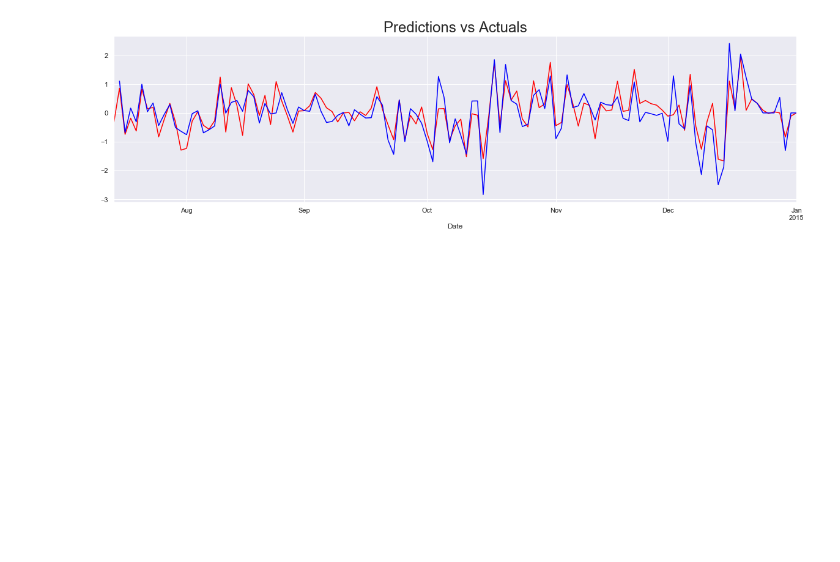
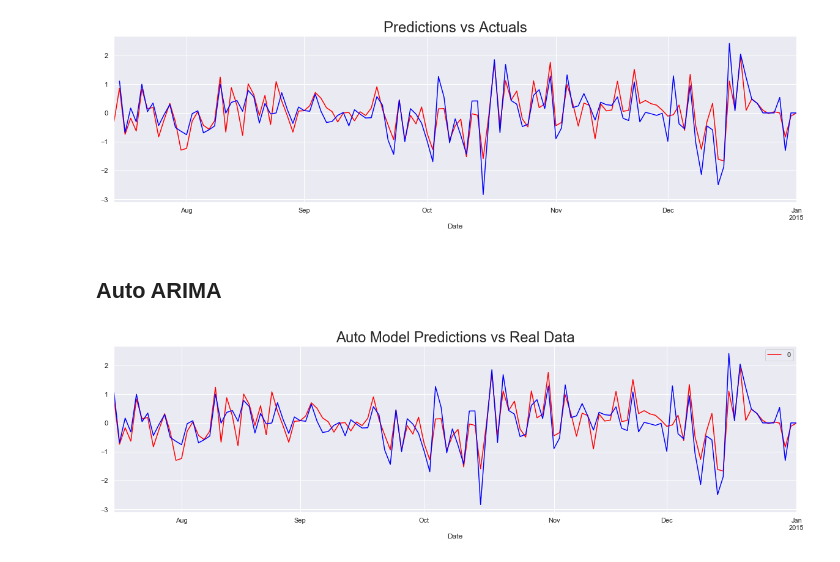
Before and after one commit to pauloteixeirajr/time-series-python, a Jupyter notebook: Forecasting.ipynb, the cells around one changed output. Drawn from its saved outputs; the diff is of its cells as text; code cells hidden in the pictures; blank space fills up the shorter version.

Commit message:
Auto ARIMA Forecasting

```diff
--- a/Forecasting.ipynb
+++ b/Forecasting.ipynb
@@ -243,3 +243,34 @@ plt.title('Predictions vs Actuals', size = 24)
 plt.show()
 # %% [output]
 [figure]
+# %% [markdown]
+## Auto ARIMA
+# %%
+model_auto = auto_arima(
+    df.ret_ftse[1:],
+    exogenous = df[['ret_spx', 'ret_dax', 'ret_nikkei']][1:],
+    m = 5,
+    max_p = 5,
+    max_q = 5,
+    max_P = 5,
+    max_Q = 5
+)
+# %%
+df_auto_pred = pd.DataFrame(
+    model_auto.predict(
+        n_periods = len(df_test[start_date:end_date]),
+        exogenous = df_test[['ret_spx', 'ret_dax', 'ret_nikkei']][start_date:end_date]
+    ),
+    index = df_test[start_date:end_date].index
+)
+# %%
+df_auto_pred.plot(figsize = (20, 5), color = 'red')
+df_test.ret_ftse[start_date:end_date].plot(color = 'blue')
+plt.title('Auto Model Predictions vs Real Data', size = 24)
+plt.show()
+# All the models that perform well, rely on exogenous variables
+# Exogenous variables are hardly ever available in the long run
+# Our MAX models rely on outside data much more than they do on
+# past values (AR) or past errors (MA)
+# %% [output]
+[figure, added]
```
